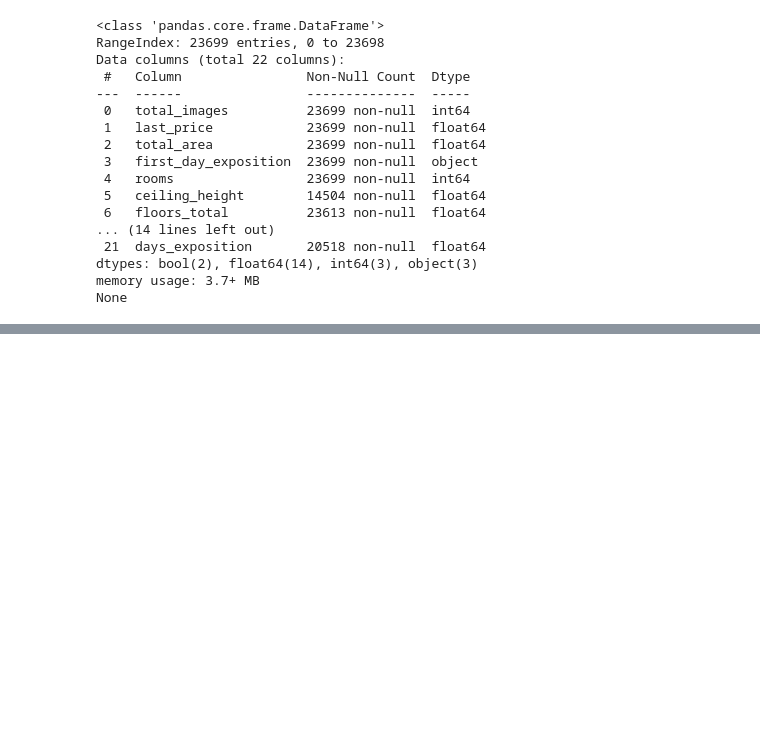
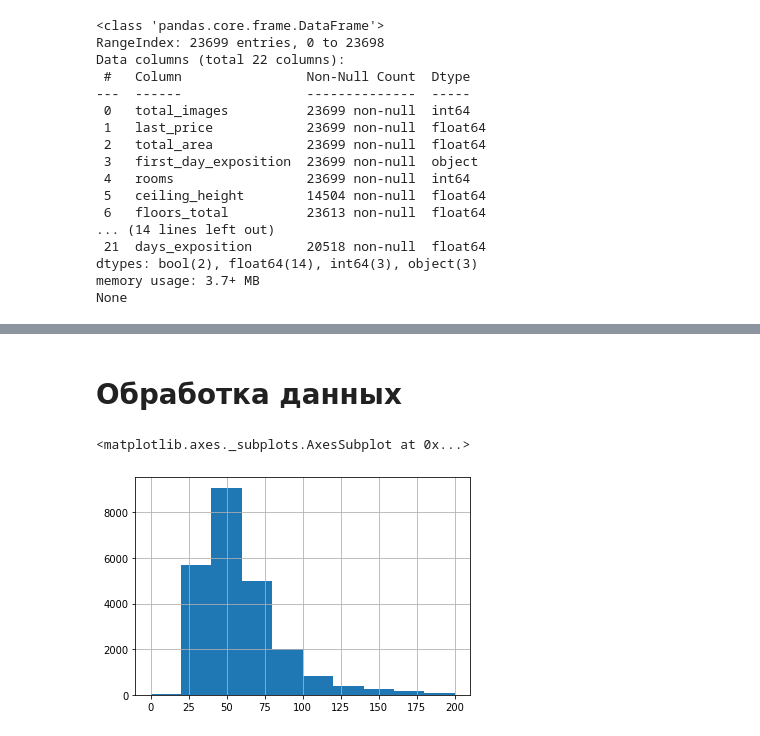
Before and after one commit to FrolovskiyKirill/Data-Science-Projects, a Jupyter notebook: Project_Two.ipynb, the cells around one changed output, grey strips where cells are left out. Drawn from its saved outputs; the diff is of its cells as text; code cells hidden in the pictures; blank space fills up the shorter version.

```diff
--- a/Project_Two.ipynb
+++ b/Project_Two.ipynb
@@ -56,0 +73,8 @@ None
+# %% [markdown]
+# Обработка данных
+# %%
+df['total_area'].describe()
+df['total_area'].hist(range=(0,200))
+# %% [output]
+<matplotlib.axes._subplots.AxesSubplot at 0x...>
+[figure, added]
```
Also changed, not shown: parts of 10 cells of this notebook.
